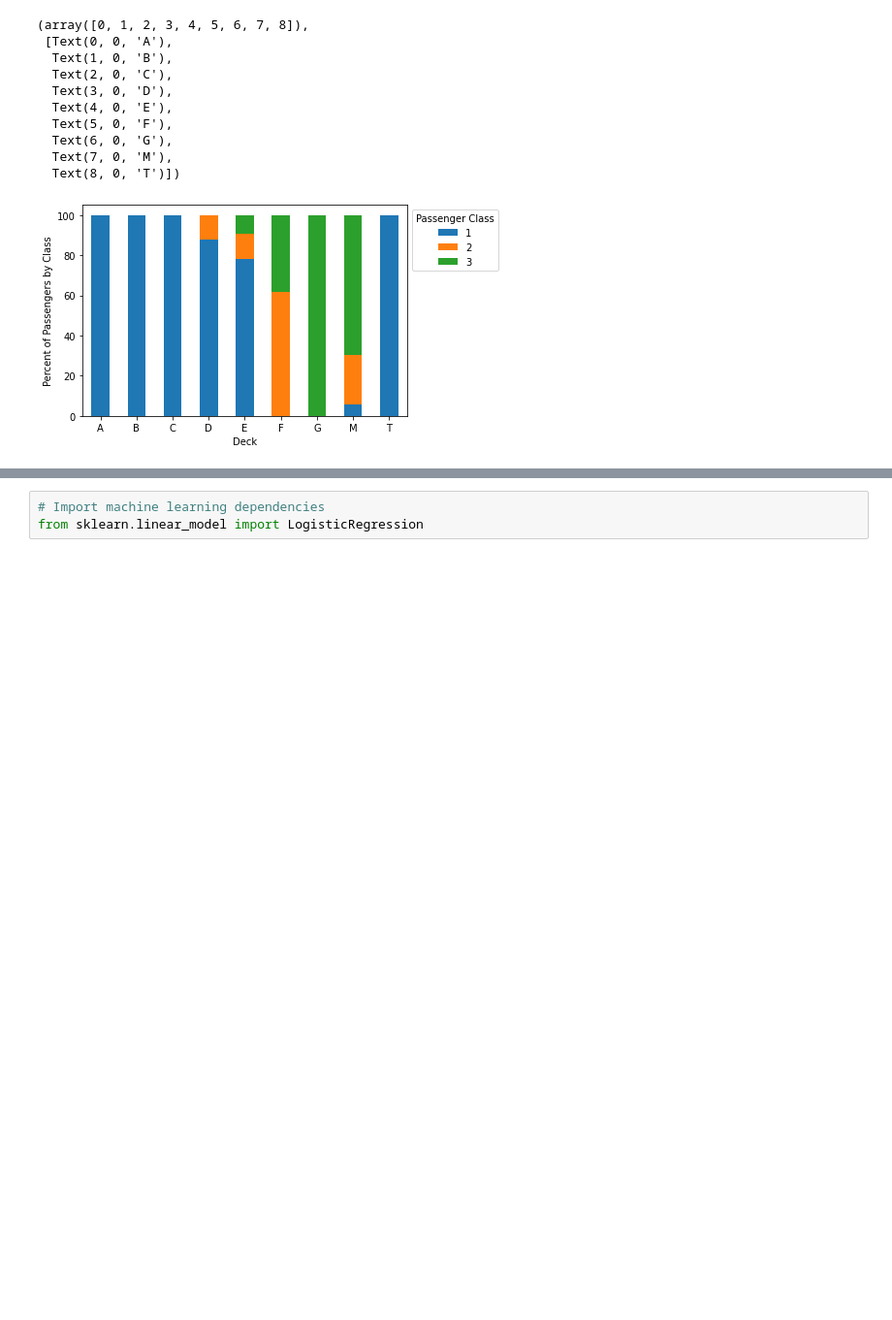
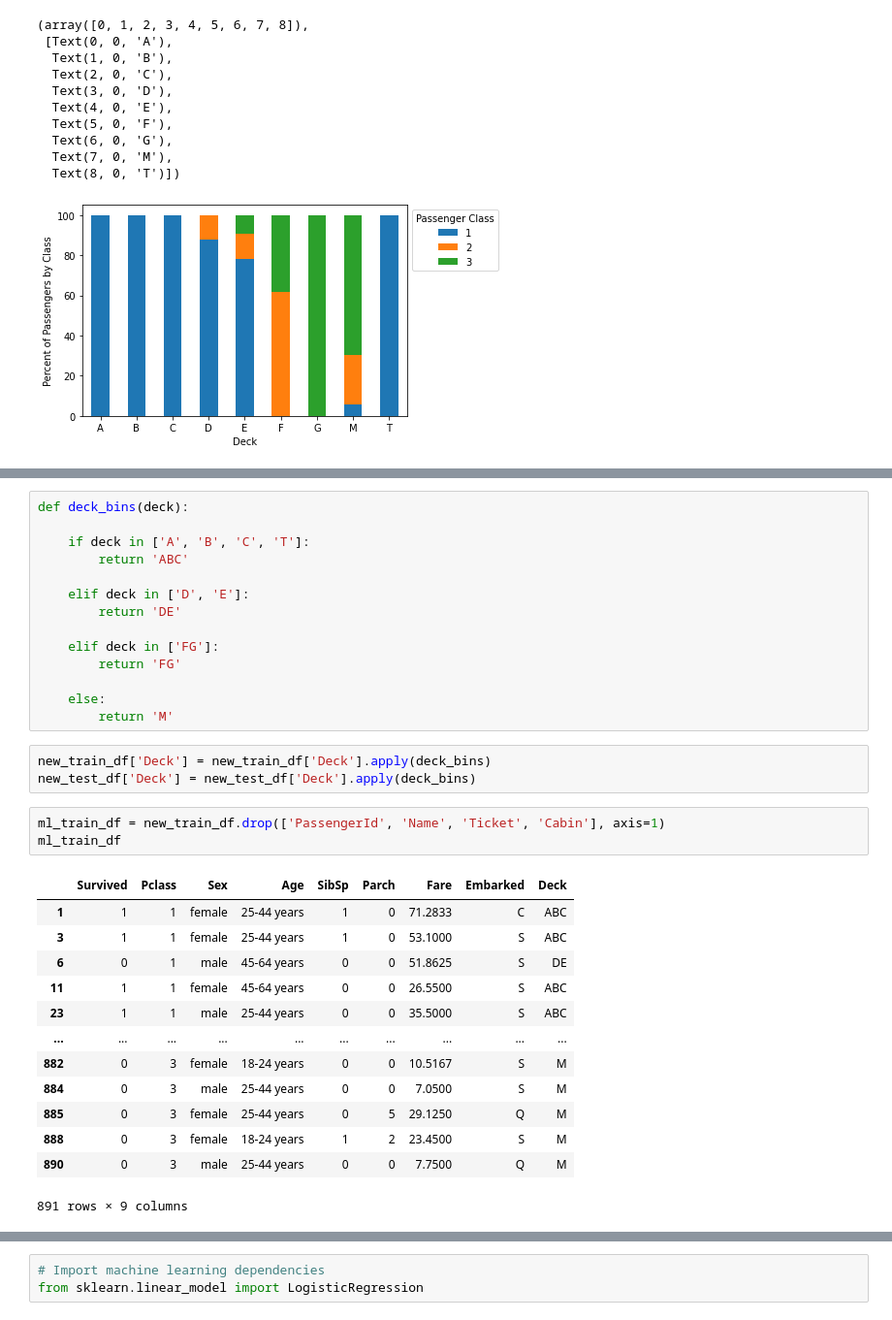
Before and after one commit to mleggett25/Titanic_Challenge, a Jupyter notebook: titanic-challenge.ipynb, the cells around one changed output, grey strips where cells are left out. Shown at 97% size. Cells and saved outputs as stored; diff of their text form; blank space fills up the shorter version.

```diff
--- a/titanic-challenge.ipynb
+++ b/titanic-challenge.ipynb
@@ -464,0 +562,34 @@ plt.xticks(rotation=0)
+# %%
+def deck_bins(deck):
+
+    if deck in ['A', 'B', 'C', 'T']:
+        return 'ABC'
+
+    elif deck in ['D', 'E']:
+        return 'DE'
+
+    elif deck in ['FG']:
+        return 'FG'
+
+    else:
+        return 'M'
+# %%
+new_train_df['Deck'] = new_train_df['Deck'].apply(deck_bins)
+new_test_df['Deck'] = new_test_df['Deck'].apply(deck_bins)
+# %%
+ml_train_df = new_train_df.drop(['PassengerId', 'Name', 'Ticket', 'Cabin'], axis=1)
+ml_train_df
+# %% [output]
+|  | Survived | Pclass | Sex | Age | SibSp | Parch | Fare | Embarked | Deck |
+| 1 | 1 | 1 | female | 25-44 years | 1 | 0 | 71.2833 | C | ABC |
+| 3 | 1 | 1 | female | 25-44 years | 1 | 0 | 53.1000 | S | ABC |
+| 6 | 0 | 1 | male | 45-64 years | 0 | 0 | 51.8625 | S | DE |
+| 11 | 1 | 1 | female | 45-64 years | 0 | 0 | 26.5500 | S | ABC |
+| 23 | 1 | 1 | male | 25-44 years | 0 | 0 | 35.5000 | S | ABC |
+| ... | ... | ... | ... | ... | ... | ... | ... | ... | ... |
+| 882 | 0 | 3 | female | 18-24 years | 0 | 0 | 10.5167 | S | M |
+| 884 | 0 | 3 | male | 25-44 years | 0 | 0 | 7.0500 | S | M |
+| 885 | 0 | 3 | female | 25-44 years | 0 | 5 | 29.1250 | Q | M |
+| 888 | 0 | 3 | female | 18-24 years | 1 | 2 | 23.4500 | S | M |
+| 890 | 0 | 3 | male | 25-44 years | 0 | 0 | 7.7500 | Q | M |
+891 rows × 9 columns
```
Also changed, not shown: parts of 7 cells of this notebook.
